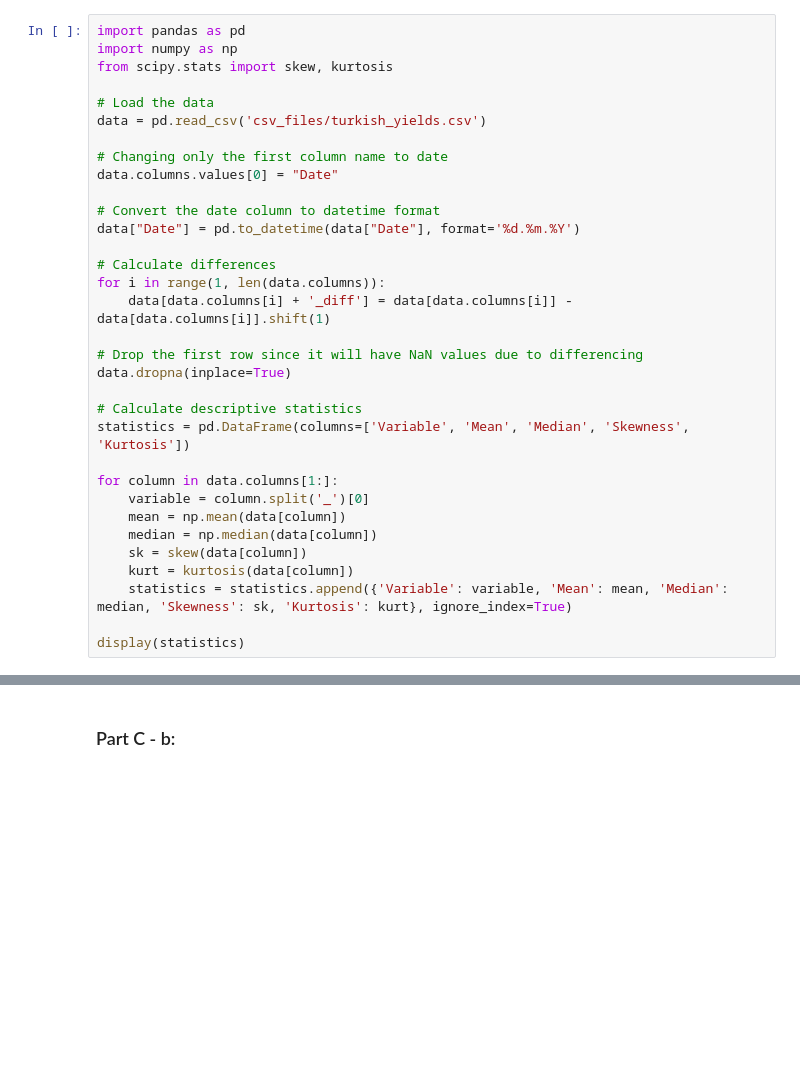
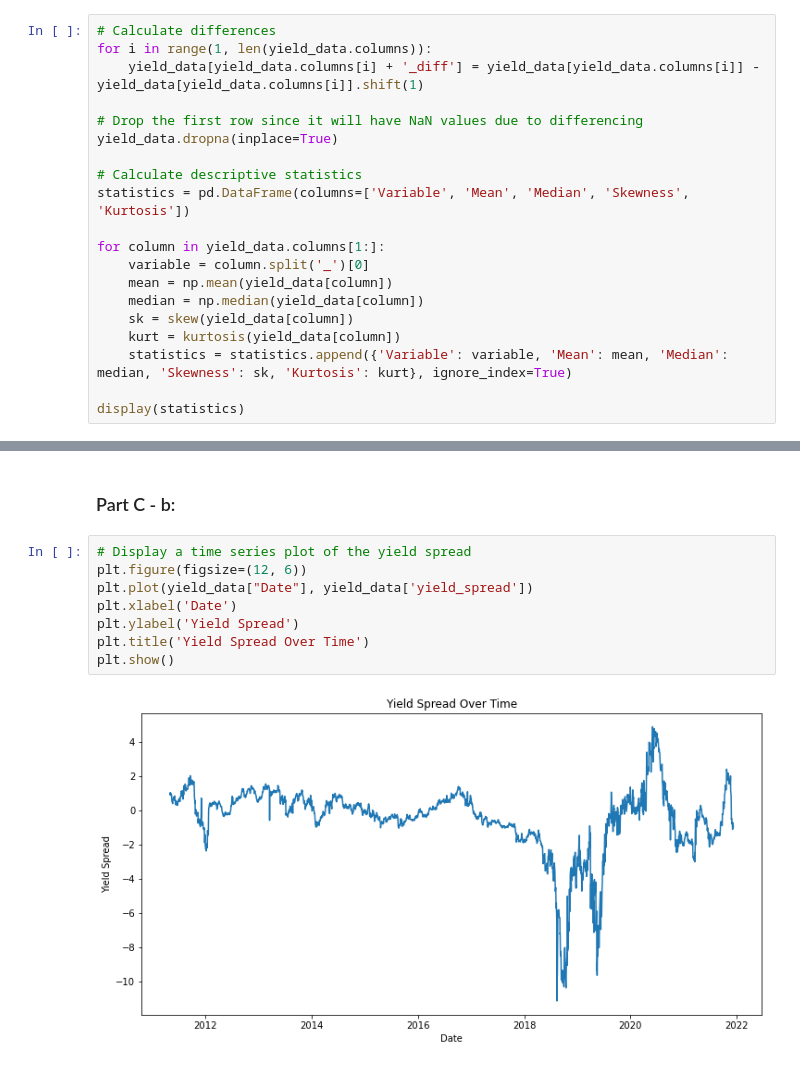
Before and after one commit to moleh13/EC48E, a Jupyter notebook: hw4/PS04.ipynb, the cells around one changed output, grey strips where cells are left out. Saved outputs shown, nothing was run; the diff lists cells and outputs as text; blank space fills up the shorter version.

```diff
--- a/hw4/PS04.ipynb
+++ b/hw4/PS04.ipynb
@@ -451,33 +512,20 @@ AttributeError: 'Ridge' object has no attribute 'decision_function'
 # %%
-import pandas as pd
-import numpy as np
-from scipy.stats import skew, kurtosis
-
-# Load the data
-data = pd.read_csv('csv_files/turkish_yields.csv')
-
-# Changing only the first column name to date
-data.columns.values[0] = "Date"
-
-# Convert the date column to datetime format
-data["Date"] = pd.to_datetime(data["Date"], format='%d.%m.%Y')
-
 # Calculate differences
-for i in range(1, len(data.columns)):
-    data[data.columns[i] + '_diff'] = data[data.columns[i]] - data[data.columns[i]].shift(1)
+for i in range(1, len(yield_data.columns)):
+    yield_data[yield_data.columns[i] + '_diff'] = yield_data[yield_data.columns[i]] - yield_data[yield_data.columns[i]].shift(1)
 
 # Drop the first row since it will have NaN values due to differencing
-data.dropna(inplace=True)
+yield_data.dropna(inplace=True)
 
 # Calculate descriptive statistics
 statistics = pd.DataFrame(columns=['Variable', 'Mean', 'Median', 'Skewness', 'Kurtosis'])
 
-for column in data.columns[1:]:
+for column in yield_data.columns[1:]:
     variable = column.split('_')[0]
-    mean = np.mean(data[column])
-    median = np.median(data[column])
-    sk = skew(data[column])
-    kurt = kurtosis(data[column])
+    mean = np.mean(yield_data[column])
+    median = np.median(yield_data[column])
+    sk = skew(yield_data[column])
+    kurt = kurtosis(yield_data[column])
     statistics = statistics.append({'Variable': variable, 'Mean': mean, 'Median': median, 'Skewness': sk, 'Kurtosis': kurt}, ignore_index=True)
 
 display(statistics)
@@ -507,5 +555,15 @@ display(statistics)
 - Extremely high kurtosis values for interest rate differences suggest that the distribution of changes in interest rates deviates significantly from a normal distribution, indicating high volatility or non-stationarity in the data.
 # %% [markdown]
 ### Part C - b:
+# %%
+# Display a time series plot of the yield spread
+plt.figure(figsize=(12, 6))
+plt.plot(yield_data["Date"], yield_data['yield_spread'])
+plt.xlabel('Date')
+plt.ylabel('Yield Spread')
+plt.title('Yield Spread Over Time')
+plt.show()
+# %% [output]
+[figure, added]
 # %%
 # Count the number of months where yields are positive
```
Also changed, not shown: parts of 8 cells of this notebook.
